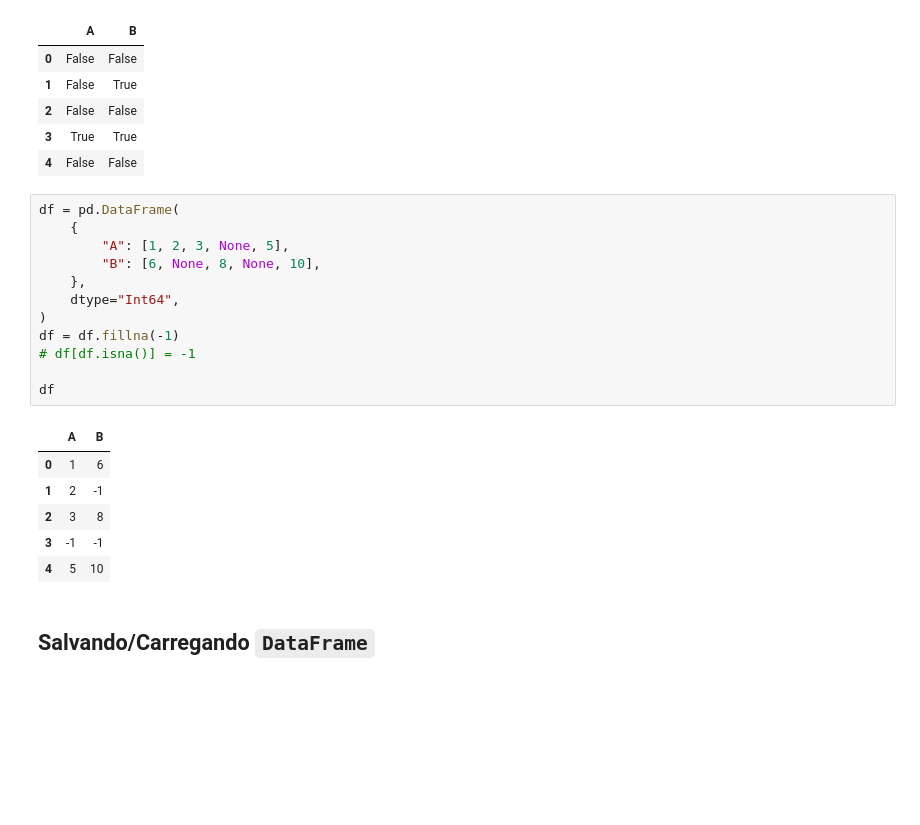
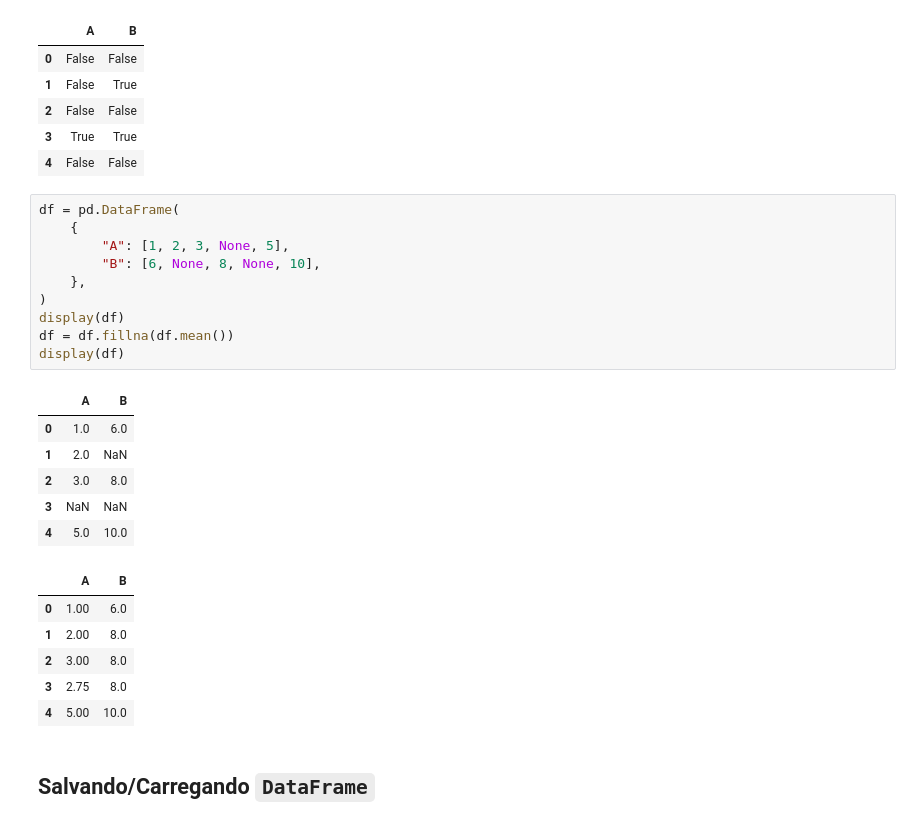
Before and after one commit to marcos1561/minicurso-analise-dados, a Jupyter notebook: aula_2.ipynb, the cells around one changed output. Drawn from its saved outputs; the diff is of its cells as text; blank space fills up the shorter version.

```diff
--- a/aula_2.ipynb
+++ b/aula_2.ipynb
@@ -351,22 +351,26 @@ df.isna()
 # %%
 df = pd.DataFrame(
     {
         "A": [1, 2, 3, None, 5],
         "B": [6, None, 8, None, 10],
     },
-    dtype="Int64",
 )
-df = df.fillna(-1)
-# df[df.isna()] = -1
-
-df
+display(df)
+df = df.fillna(df.mean())
+display(df)
 # %% [output]
 |  | A | B |
-| 0 | 1 | 6 |
-| 1 | 2 | -1 |
-| 2 | 3 | 8 |
-| 3 | -1 | -1 |
-| 4 | 5 | 10 |
+| 0 | 1.0 | 6.0 |
+| 1 | 2.0 | NaN |
+| 2 | 3.0 | 8.0 |
+| 3 | NaN | NaN |
+| 4 | 5.0 | 10.0 |
+|  | A | B |
+| 0 | 1.00 | 6.0 |
+| 1 | 2.00 | 8.0 |
+| 2 | 3.00 | 8.0 |
+| 3 | 2.75 | 8.0 |
+| 4 | 5.00 | 10.0 |
 # %% [markdown]
 ## Salvando/Carregando `DataFrame`
 # %%
```
Also changed, not shown: parts of 4 cells of this notebook, 2 other files.
